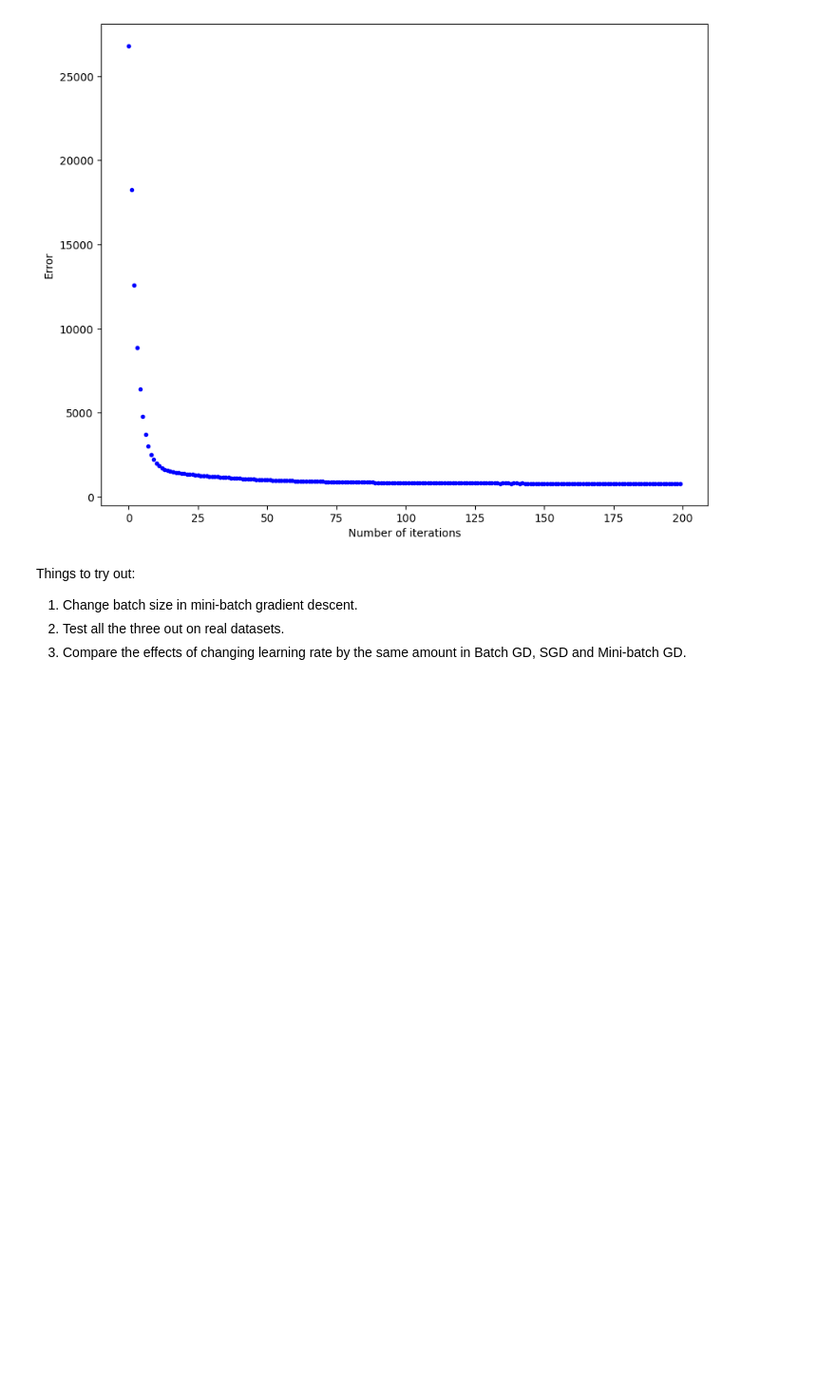
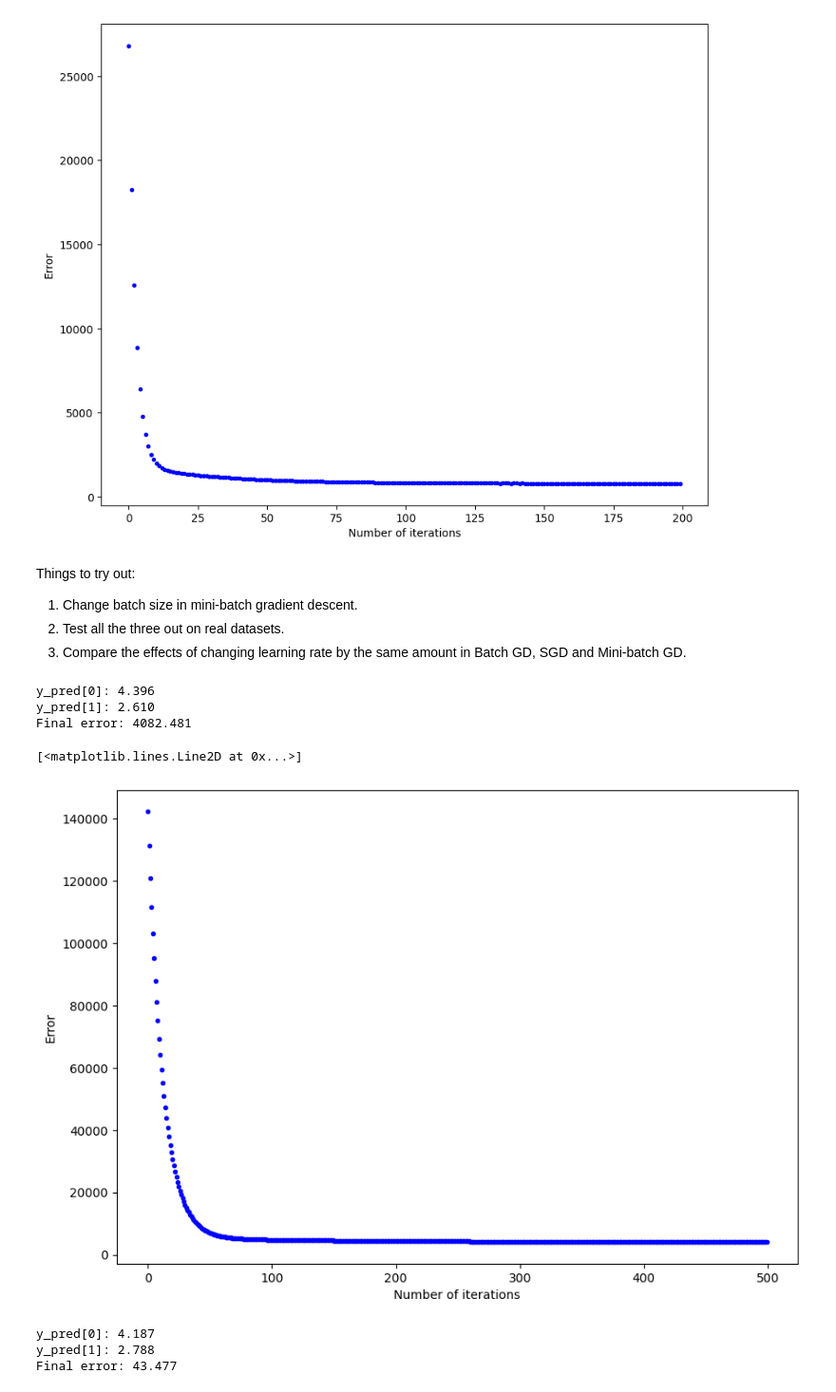
Before and after one commit to VankaHemanth/Solved_fmml_project_and_assingments, a Jupyter notebook: FMML_Module4_Lab3_2024.ipynb, the cells around one changed output. Shown: that part at 95% size. Saved outputs shown, nothing was run; the diff lists cells and outputs as text; code cells hidden in the pictures; blank space fills up the shorter version.

```diff
--- a/FMML_Module4_Lab3_2024.ipynb
+++ b/FMML_Module4_Lab3_2024.ipynb
@@ -276,3 +276,50 @@ Things to try out:
 1. Change batch size in mini-batch gradient descent.
 2. Test all the three out on real datasets.
 3. Compare the effects of changing learning rate by the same amount in Batch GD, SGD and Mini-batch GD.
+# %%
+def gradient_descent(X, y, y_pred, learning_rate=0.02, iterations=500):
+    '''
+    X = Matrix of X with added bias units
+    y = Vector of Y
+    y_pred = Vector of y_preds np.random.randn(j, 1)
+    learning_rate
+    iterations = no of iterations
+
+    Returns the final y_pred vector and array of cost history over no of iterations
+    '''
+
+    m = len(y)
+    cost_history = np.zeros(iterations)
+    y_pred_history = np.zeros((iterations, 2))
+
+    for it in range(iterations):
+        prediction = np.dot(X, y_pred)
+        y_pred = y_pred - (1 / m) * learning_rate * (X.T.dot((prediction - y)))
+        y_pred_history[it,:] = y_pred.T
+        cost_history[it]  = cal_cost(y_pred, X, y)
+
+    return y_pred, cost_history, y_pred_history
+# %%
+lr = 0.02
+n_iter = 500
+
+y_pred = np.random.randn(2,1)
+X_b = np.c_[np.ones((len(X), 1)), X]
+y_pred, cost_history, y_pred_history = gradient_descent(X_b, y, y_pred, lr, n_iter)
+
+print('y_pred[0]: {:0.3f}\ny_pred[1]: {:0.3f}'.format(y_pred[0][0], y_pred[1][0]))
+print('Final error: {:0.3f}'.format(cost_history[-1]))
+# %% [output]
+y_pred[0]: 4.396
+y_pred[1]: 2.610
+Final error: 4082.481
+# %%
+fig, ax = plt.subplots(figsize=(10,7))
+
+ax.set_ylabel('Error')
+ax.set_xlabel('Number of iterations')
+
+ax.plot(range(n_iter), cost_history, 'b.')
+# %% [output]
+[<matplotlib.lines.Line2D at 0x...>]
+[figure, added]
@@ -278,0 +356,13 @@ Things to try out:
+# %%
+lr = 0.9
+n_iter = 70
+y_pred = np.random.randn(2,1)
+X_b = np.c_[np.ones((len(X), 1)), X]
+y_pred, cost_history = stocashtic_gradient_descent(X_b, y, y_pred, lr, n_iter)
+
+print('y_pred[0]: {:0.3f}\ny_pred[1]: {:0.3f}'.format(y_pred[0][0], y_pred[1][0]))
+print('Final error: {:0.3f}'.format(cost_history[-1]))
+# %% [output]
+y_pred[0]: 4.187
+y_pred[1]: 2.788
+Final error: 43.477
```
Also changed, not shown: parts of 4 cells of this notebook.
